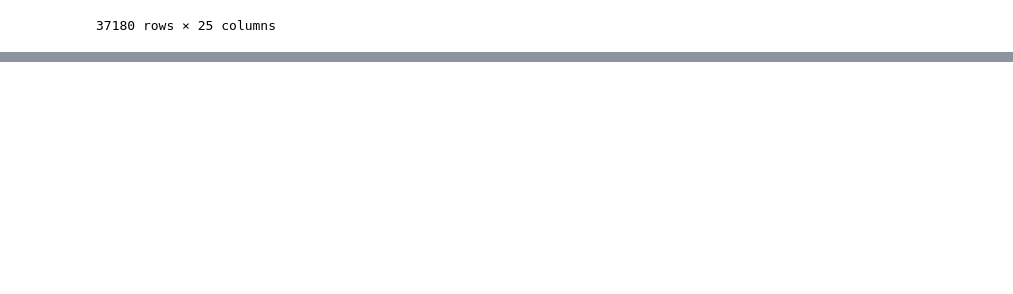
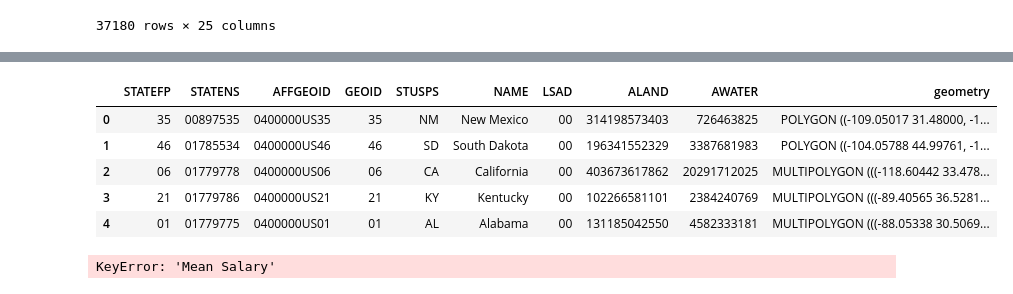
Before and after one commit to rmie00/Google-Job-Posting-Analysis, a Jupyter notebook: Data_Cleaning.ipynb, the cells around one changed output, grey strips where cells are left out. Saved outputs shown, nothing was run; the diff lists cells and outputs as text; code cells hidden in the pictures; blank space fills up the shorter version.

```diff
--- a/Data_Cleaning.ipynb
+++ b/Data_Cleaning.ipynb
@@ -128,0 +208,19 @@ df_clean.to_csv('Cleaned.csv', sep=',', index=False, encoding='utf-8')
+# %%
+gdf = gpd.read_file('./us_census/cb_2022_us_state_500k.shp')
+gdf.head()
+# %% [output]
+|  | STATEFP | STATENS | AFFGEOID | GEOID | STUSPS | NAME | LSAD | ALAND | AWATER | geometry |
+| 0 | 35 | 00897535 | 0400000US35 | 35 | NM | New Mexico | 00 | 314198573403 | 726463825 | POLYGON ((-109.05017 31.48000, -1... |
+| 1 | 46 | 01785534 | 0400000US46 | 46 | SD | South Dakota | 00 | 196341552329 | 3387681983 | POLYGON ((-104.05788 44.99761, -1... |
+| 2 | 06 | 01779778 | 0400000US06 | 06 | CA | California | 00 | 403673617862 | 20291712025 | MULTIPOLYGON (((-118.60442 33.478... |
+| 3 | 21 | 01779786 | 0400000US21 | 21 | KY | Kentucky | 00 | 102266581101 | 2384240769 | MULTIPOLYGON (((-89.40565 36.5281... |
+| 4 | 01 | 01779775 | 0400000US01 | 01 | AL | Alabama | 00 | 131185042550 | 4582333181 | MULTIPOLYGON (((-88.05338 30.5069... |
+# %%
+df_clean['state_fips'] = df_clean['state'].apply(lambda state: fips.get(state) if state in fips else None)
+temp_df = df_clean.groupby('state_fips')['high_low_mean'].agg(['mean', 'count']).reset_index()
+temp_df.columns = ['state_fips', 'Mean Salary', 'Frequency']
+temp_df['state_fips'] = temp_df['state_fips'].astype(int)
+temp_df['Mean Salary'] = temp_df['Mean Salary'].round(2)
+df_clean['Mean Salary'].min()
+# %% [output]
+KeyError: 'Mean Salary'
```
Also changed, not shown: parts of 7 cells of this notebook, 2 other files.
